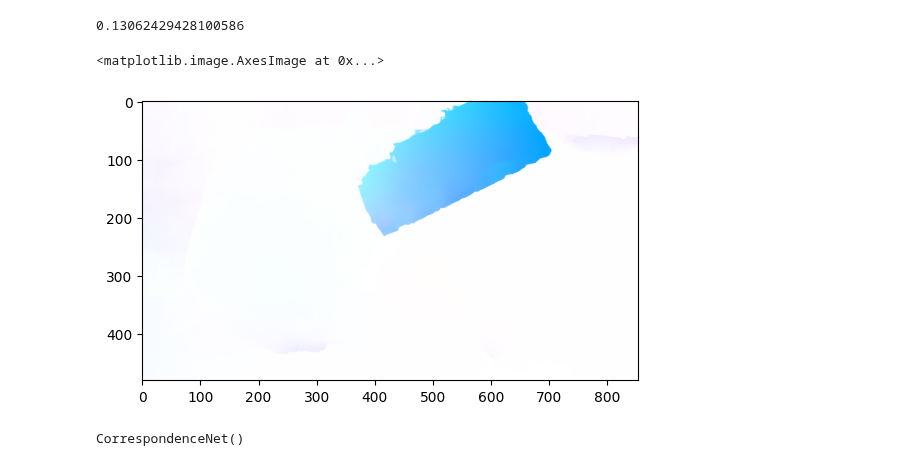
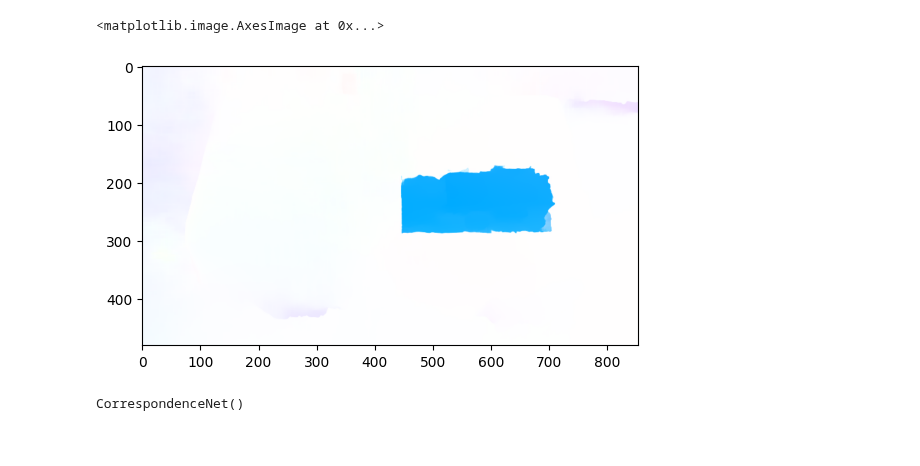
Before and after one commit to pac48/thesis_nerf, a Jupyter notebook: notebooks/nerf_optical_flow.ipynb, the cells around one changed output. Drawn from its saved outputs; the diff is of its cells as text; code cells hidden in the pictures.

```diff
--- a/notebooks/nerf_optical_flow.ipynb
+++ b/notebooks/nerf_optical_flow.ipynb
@@ -253,39 +253,37 @@ def get_flow(model, image1, image2):
                                 num_reg_refine=6,
                                 task='flow'
                                 )
-        print(time.time() - start)
+#         print(time.time() - start)
 
 
     flow_pr = results_dict['flow_preds'][-1]
 
     # resize back
     if inference_size[0] != ori_size[0] or inference_size[1] != ori_size[1]:
-        flow_pr = F.interpolate(flow_pr, size=ori_size, mode='bilinear',
-                                align_corners=True)
+        flow_pr = F.interpolate(flow_pr, size=ori_size, mode='nearest') # align_corners=True
         flow_pr[:, 0] = flow_pr[:, 0] * ori_size[-1] / inference_size[-1]
         flow_pr[:, 1] = flow_pr[:, 1] * ori_size[-2] / inference_size[-2]
 
     if transpose_img:
         flow_pr = torch.transpose(flow_pr, -2, -1)
 
     flow = flow_pr[0].permute(1, 2, 0).cpu().numpy()  # [H, W, 2]
     return flow
 
 
 image1 = np.array(255*image_composed[:,:,:3]).astype(np.uint8)
 image2 = ros_image[:,:,:3]
 image1 = torch.from_numpy(image1).permute(2, 0, 1).float().unsqueeze(0).to(device)
 image2 = torch.from_numpy(image2).permute(2, 0, 1).float().unsqueeze(0).to(device)
 
 flow = get_flow(model, image1, image2)
 
 plt.figure()
 vis_flow = flow_to_image(flow)
 plt.imshow(vis_flow)
 # %% [output]
-0.13062429428100586
+<matplotlib.image.AxesImage at 0x...>
-<matplotlib.image.AxesImage at 0x...>
-[figure, old version]
+[figure, new version]
 # %%
 import torch.nn as nn
 import torch.nn.functional as F
```
Also changed, not shown: parts of 16 cells of this notebook.
